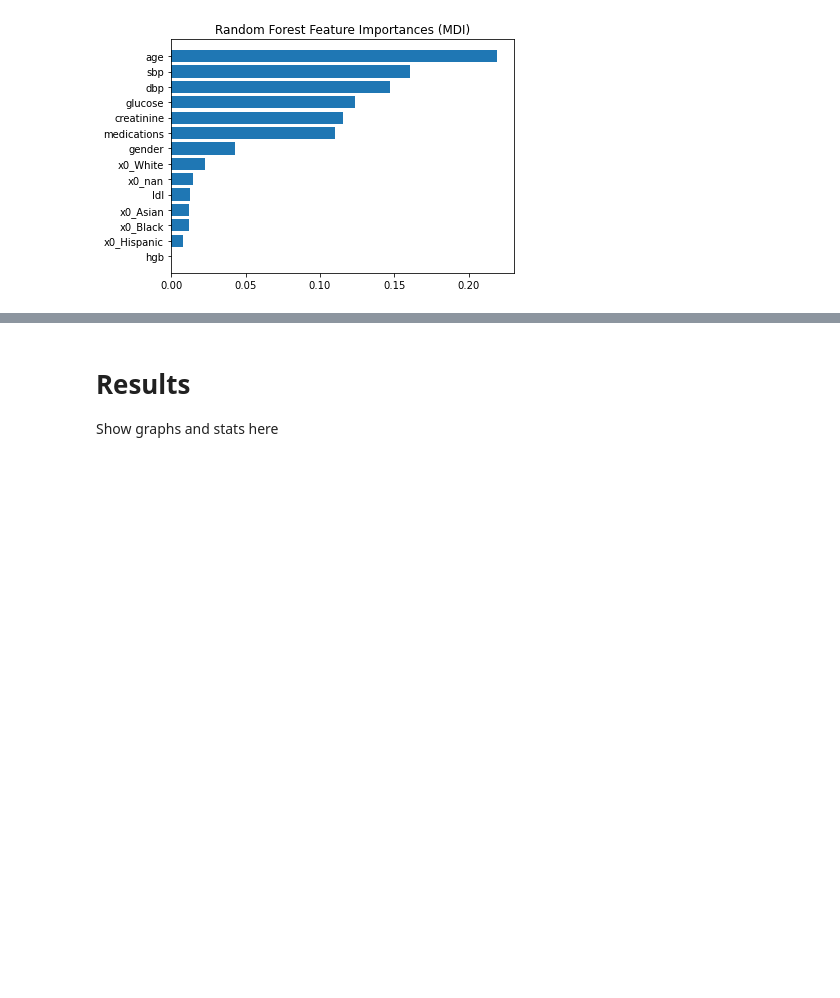
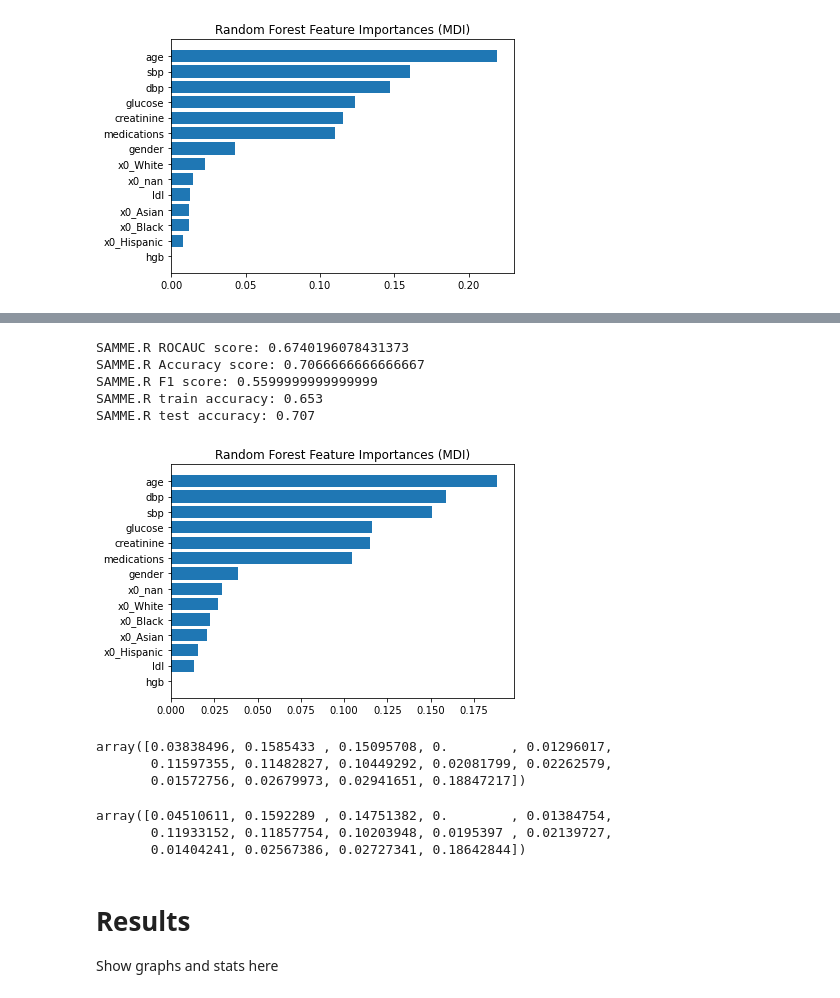
Before and after one commit to choikwun/ckd_assignment, a Jupyter notebook: ckd.ipynb, the cells around one changed output, grey strips where cells are left out. Saved outputs shown, nothing was run; the diff lists cells and outputs as text; code cells hidden in the pictures; blank space fills up the shorter version.

```diff
--- a/ckd.ipynb
+++ b/ckd.ipynb
@@ -592,3 +588,45 @@ SAMME.R test accuracy: 0.720
+# %%
+# predict
+rfc_real_predict = rfc_real.predict(X_test_scaled)  # check performance
+print('SAMME.R ROCAUC score:', roc_auc_score(y_test, rfc_real_predict))
+print('SAMME.R Accuracy score:', accuracy_score(y_test, rfc_real_predict))
+print('SAMME.R F1 score:', f1_score(y_test, rfc_real_predict))  # load library
+
+print("SAMME.R train accuracy: %0.3f" % rfc_real.score(X_train, y_train))
+print("SAMME.R test accuracy: %0.3f" % rfc_real.score(X_test, y_test))
+
+tree_feature_importances_real = (
+    rfc_real.feature_importances_)
+sorted_idx_real = tree_feature_importances_real.argsort()
+
+y_ticks = np.arange(0, len(col_names))
+fig, ax = plt.subplots()
+ax.barh(y_ticks, tree_feature_importances_real[sorted_idx_real])
+ax.set_yticks(y_ticks)
+ax.set_yticklabels(col_names[sorted_idx_real])
+ax.set_title("Random Forest Feature Importances (MDI)")
+
+fig.tight_layout()
+plt.show()
+# %% [output]
+SAMME.R ROCAUC score: 0.6740196078431373
+SAMME.R Accuracy score: 0.7066666666666667
+SAMME.R F1 score: 0.5599999999999999
+SAMME.R train accuracy: 0.653
+SAMME.R test accuracy: 0.707
+[figure, added]
+# %%
+tree_feature_importances_real
+# %% [output]
+array([0.03838496, 0.1585433 , 0.15095708, 0.        , 0.01296017,
+       0.11597355, 0.11482827, 0.10449292, 0.02081799, 0.02262579,
+       0.01572756, 0.02679973, 0.02941651, 0.18847217])
+# %%
+tree_feature_importances_discrete
+# %% [output]
+array([0.04510611, 0.1592289 , 0.14751382, 0.        , 0.01384754,
+       0.11933152, 0.11857754, 0.10203948, 0.0195397 , 0.02139727,
+       0.01404241, 0.02567386, 0.02727341, 0.18642844])
 # %% [markdown]
 # Results
 Show graphs and stats here
```
Also changed, not shown: parts of 18 cells of this notebook.
